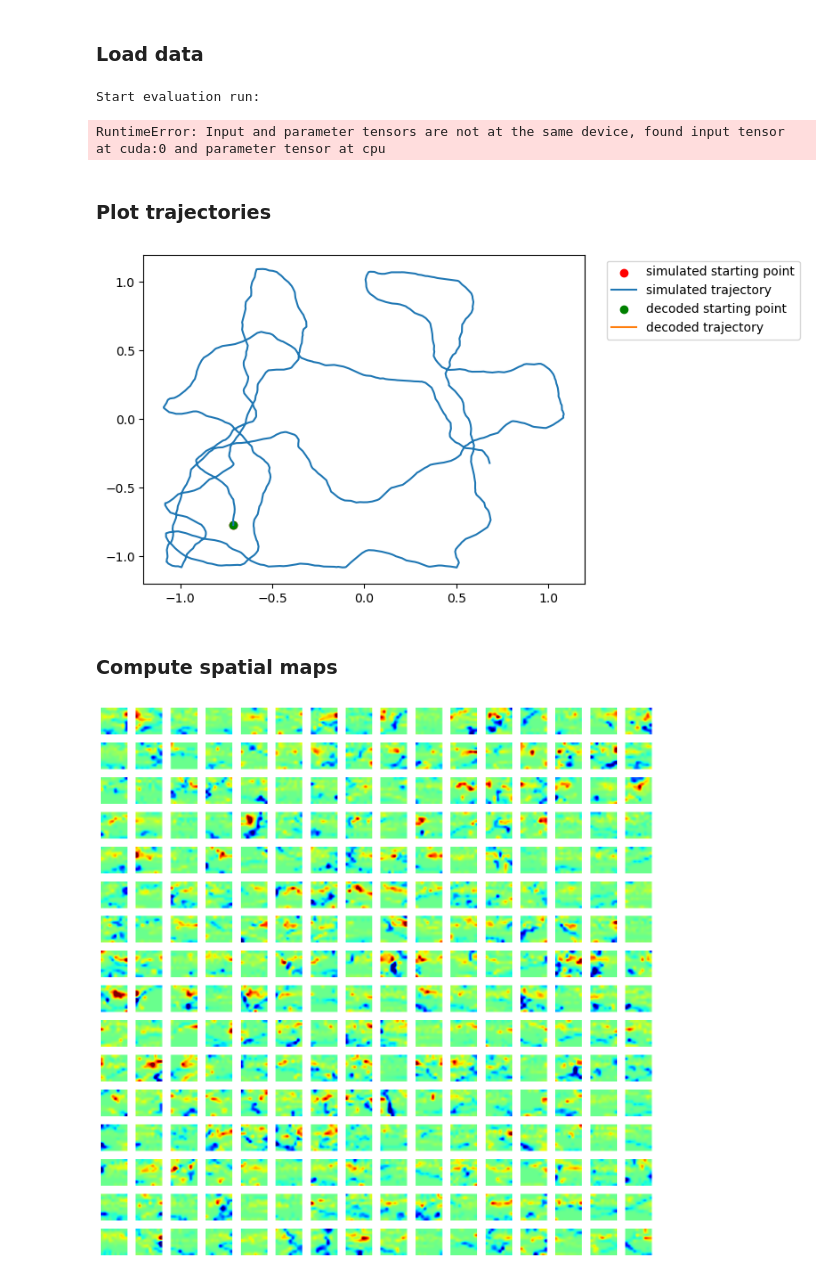
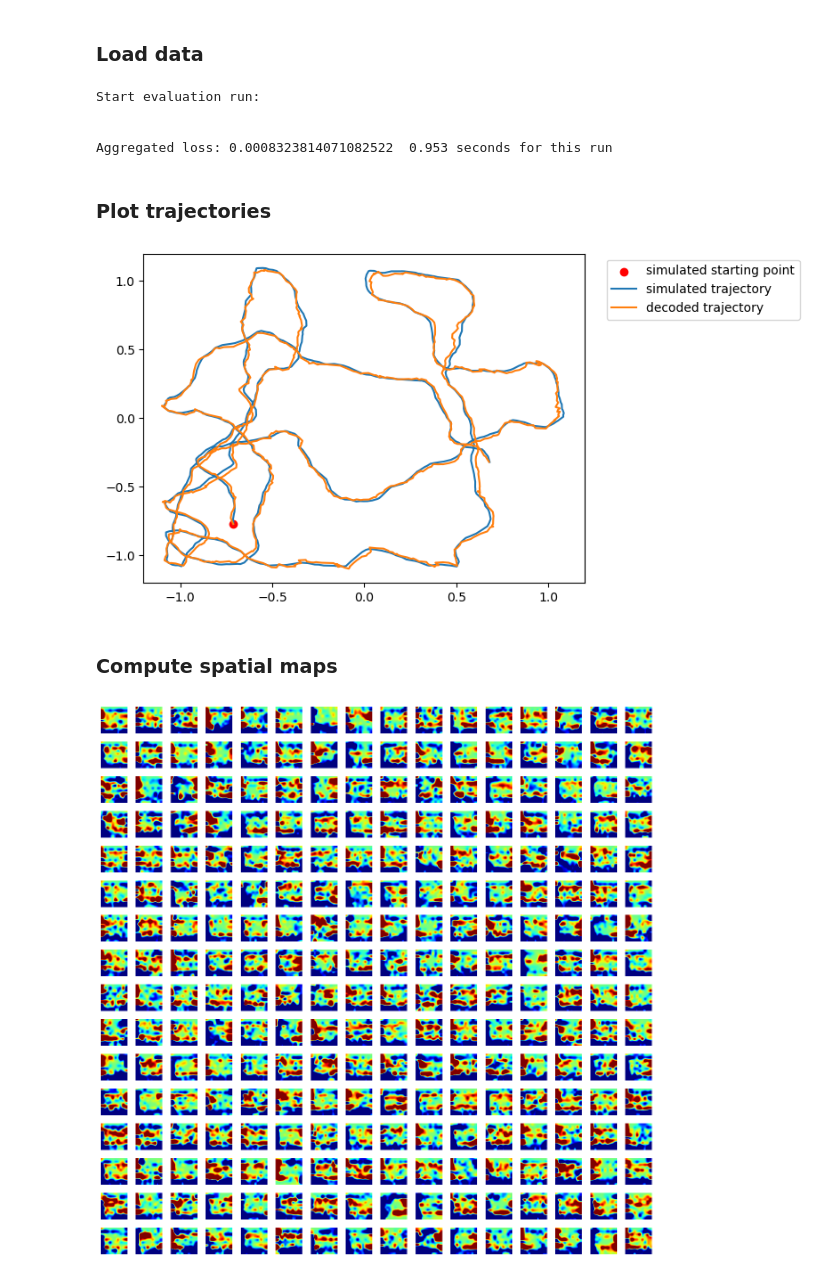
Before and after one commit to nguyen-td/activation-patterns, a Jupyter notebook: load_network.ipynb, the cells around one changed output. Drawn from its saved outputs; the diff is of its cells as text; code cells hidden in the pictures.

```diff
--- a/load_network.ipynb
+++ b/load_network.ipynb
@@ -12,24 +12,27 @@ from utils import make_train_data, TrajectoryGenerator, create_ratemaps, plot_ra
 # %% [markdown]
 ### Load data
 # %%
-position, velocity, head_dir = torch.load('models/data-NE.pt')
+position, velocity, head_dir = torch.load('models/data.pt')
 data = make_train_data(velocity.reshape(1, -1), head_dir.reshape(1, -1))
 # %%
 # load model
 hidden_size = 256
 mini_batch_size = 32
-rnn_layer = 'native'
-rnn_model = torch.load(f'models/RNN-{hidden_size}-{rnn_layer}-NE-model.pt')
+rnn_layer = 'custom'
+rnn_model = torch.load(f'models/RNN-{hidden_size}-{rnn_layer}-model.pt')
 
 rnn_model.eval()
-aggregate_loss, y, x = rnn_model.evaluate(data, position)
+aggregate_loss, y, x, u = rnn_model.evaluate(data, position)
 
 # Only get the first entries because we only have a single trajectory to evaluate
 y = y[0]
 x = x[0]
+u = u[0]
 # %% [output]
 Start evaluation run:
+
+
+Aggregated loss: 0.0008323814071082522  0.953 seconds for this run
-RuntimeError: Input and parameter tensors are not at the same device, found input tensor at cuda:0 and parameter tensor at cpu
 # %% [markdown]
 ### Plot trajectories
 # %%
@@ -37,7 +40,7 @@ RuntimeError: Input and parameter tensors are not at the same device, found inpu
 plt.scatter(position[0, 0], position[0, 1], color = 'red', label = 'simulated starting point')
 plt.plot(position[:, 0], position[:, 1], label = 'simulated trajectory')
 
-plt.scatter(y[ 0, 0], y[0, 1], color = 'green', label = 'decoded starting point')
+y[0, :] = position[0, :]
 plt.plot(y[:, 0], y[:, 1], label = 'decoded trajectory')
 plt.xlim(-1.2, 1.2)
 plt.ylim(-1.2, 1.2)
@@ -46,7 +49,7 @@ plt.legend(bbox_to_anchor=(1.5, 1.))
 plt.savefig('trajectory.png', bbox_inches='tight')
 # plt.show()
 # %% [output]
-[figure, old version]
+[figure, new version]
 # %% [markdown]
 ### Compute spatial maps
 # %%
@@ -54,7 +57,7 @@ box_width = 2.2
 box_height = 2.2
 resolution = 0.2 # bin size in (m)
 # %%
-spatial_maps = create_ratemaps(x, y, box_width=box_width, box_height=box_height)
+spatial_maps = create_ratemaps(u, y, box_width=box_width, box_height=box_height)
 plot_ratemaps(spatial_maps, hidden_size, box_width, box_height, resolution, True)
 # %% [output]
-[figure, old version]
+[figure, new version]
```
Also changed, not shown: 5 other files.
